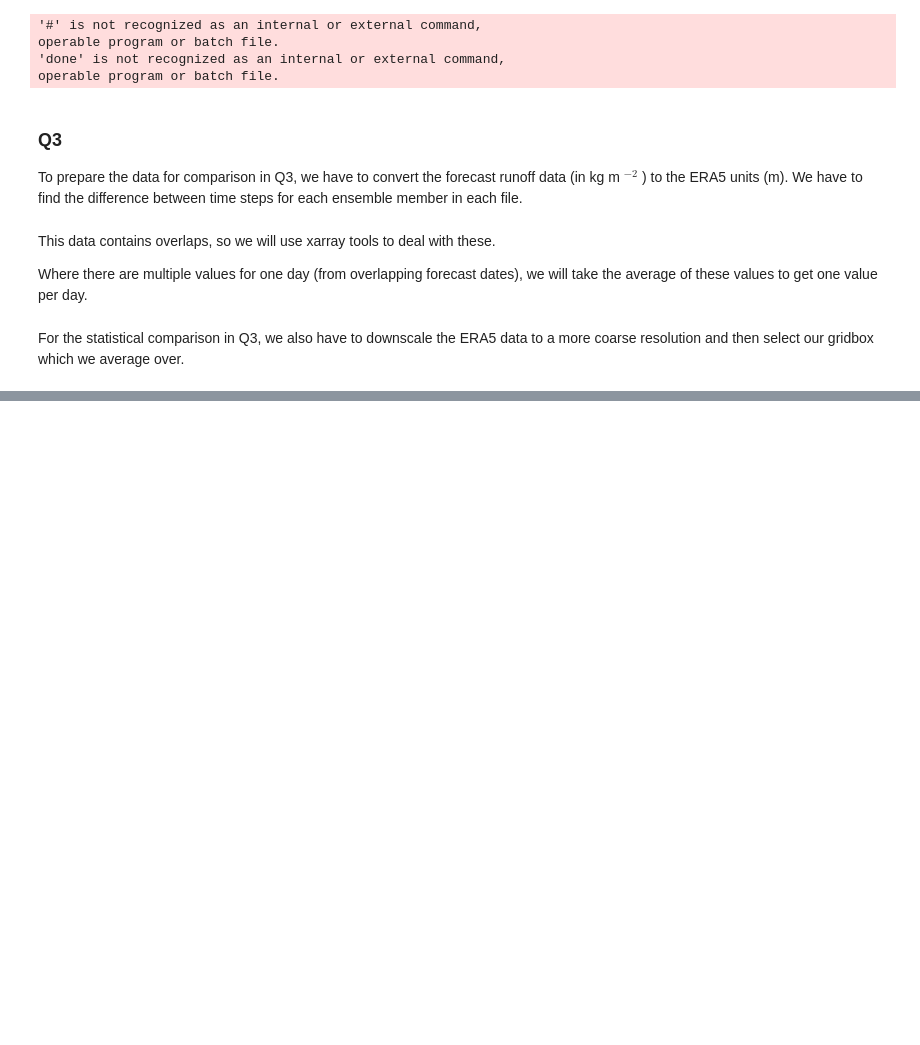
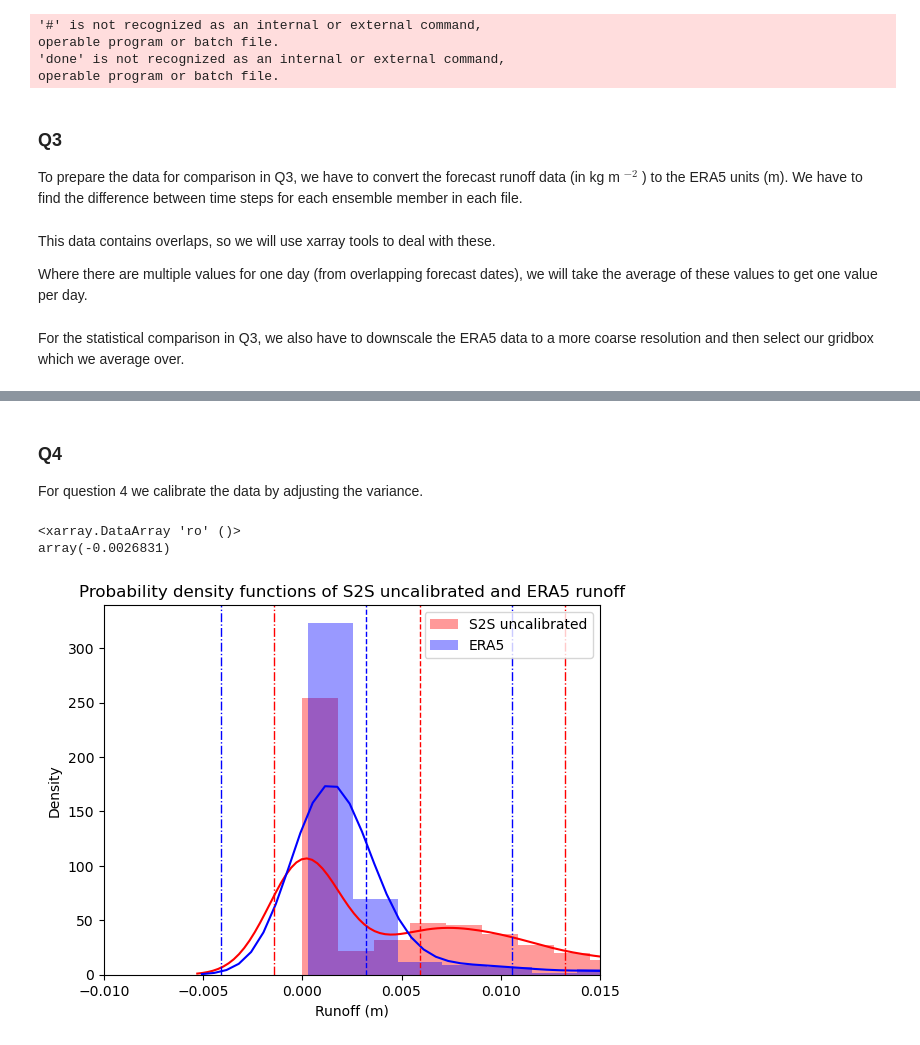
Before and after one commit to benhutchmet/MTMG50-Technical-Assignment, a Jupyter notebook: data_preparation.ipynb, the cells around one changed output, grey strips where cells are left out. Cells and saved outputs as stored; diff of their text form; code cells hidden in the pictures; blank space fills up the shorter version.

Commit message:
updated to include tasks 1,3, 4 and 5 including calibration

```diff
--- a/data_preparation.ipynb
+++ b/data_preparation.ipynb
@@ -182,0 +239,56 @@ plot_PDFs(uncal_S2S, era5_grid, title, fig_name)
+# %% [markdown]
+### Q4 ###
+
+For question 4 we calibrate the data by adjusting the variance.
+# %%
+# define a function to calculate the calibration coefficient, c1
+# for adjusting the variance of the S2S data to match the ERA5 data
+def c1_coeff(S2S, ERA5):
+    """Calculates the calibration coefficient, c1, for adjusting the variance of the S2S data to match the ERA5 data."""
+
+    # load the data
+    data = xr.open_dataset(S2S)
+    era5 = xr.open_dataset(ERA5)
+
+    # prepare the ERA5 data
+    era5 = ERA5_data_matchup(era5)
+
+    # calculate the calibration coefficient
+    c1 = era5['ro'].std()/data['ro'].values.flatten().std()
+
+    # return the calibration coefficient
+    return c1
+
+# define a function to calculate the calibration coefficient, c0
+# for adjusting the mean of the S2S data to match the ERA5 data
+def c0_coeff(S2S, ERA5):
+    """Calculates the calibration coefficient, c0, for adjusting the mean of the S2S data to match the ERA5 data."""
+
+    # load the data
+    data = xr.open_dataset(S2S)
+    era5 = xr.open_dataset(ERA5)
+
+    # prepare the ERA5 data
+    era5 = ERA5_data_matchup(era5)
+
+    # calculate the calibration coefficient
+    c0 = era5['ro'].mean() - (era5['ro'].std()/data['ro'].values.flatten().std()) *data['ro'].values.flatten().mean()
+
+    # return the calibration coefficient
+    return c0
+
+# call the function and check the value
+c1 = c1_coeff(uncal_S2S, era5_grid)
+#print(c1.compute())
+
+# call the function and check the value
+c0 = c0_coeff(uncal_S2S, era5_grid)
+print(c0.compute())
+
+# apply the calibration coefficient to the S2S data
+# in the plotting function
+plot_PDFs(uncal_S2S, era5_grid, title, fig_name, calibrate=True, c1=c1, c0=0)
+# %% [output]
+<xarray.DataArray 'ro' ()>
+array(-0.0026831)
+[figure, added]
```
Also changed, not shown: parts of 9 cells of this notebook.
